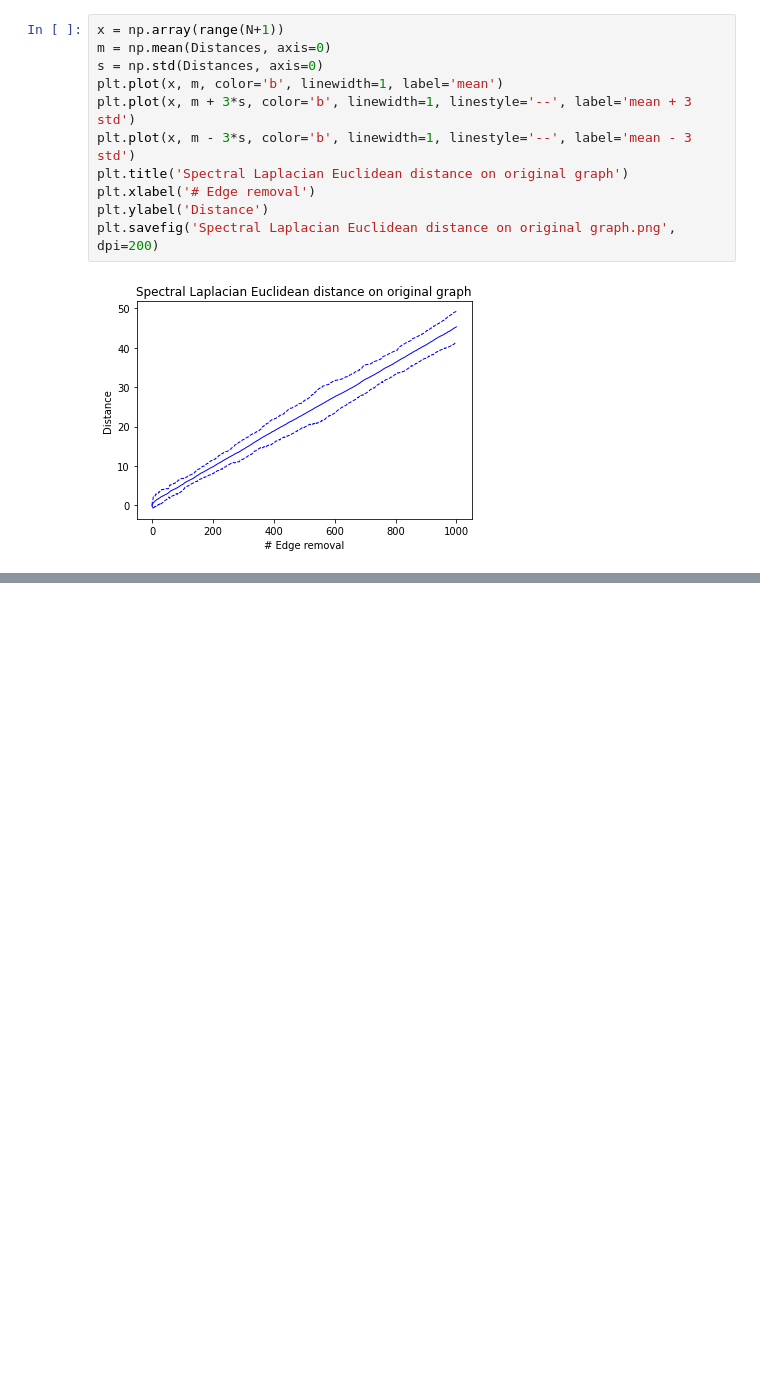
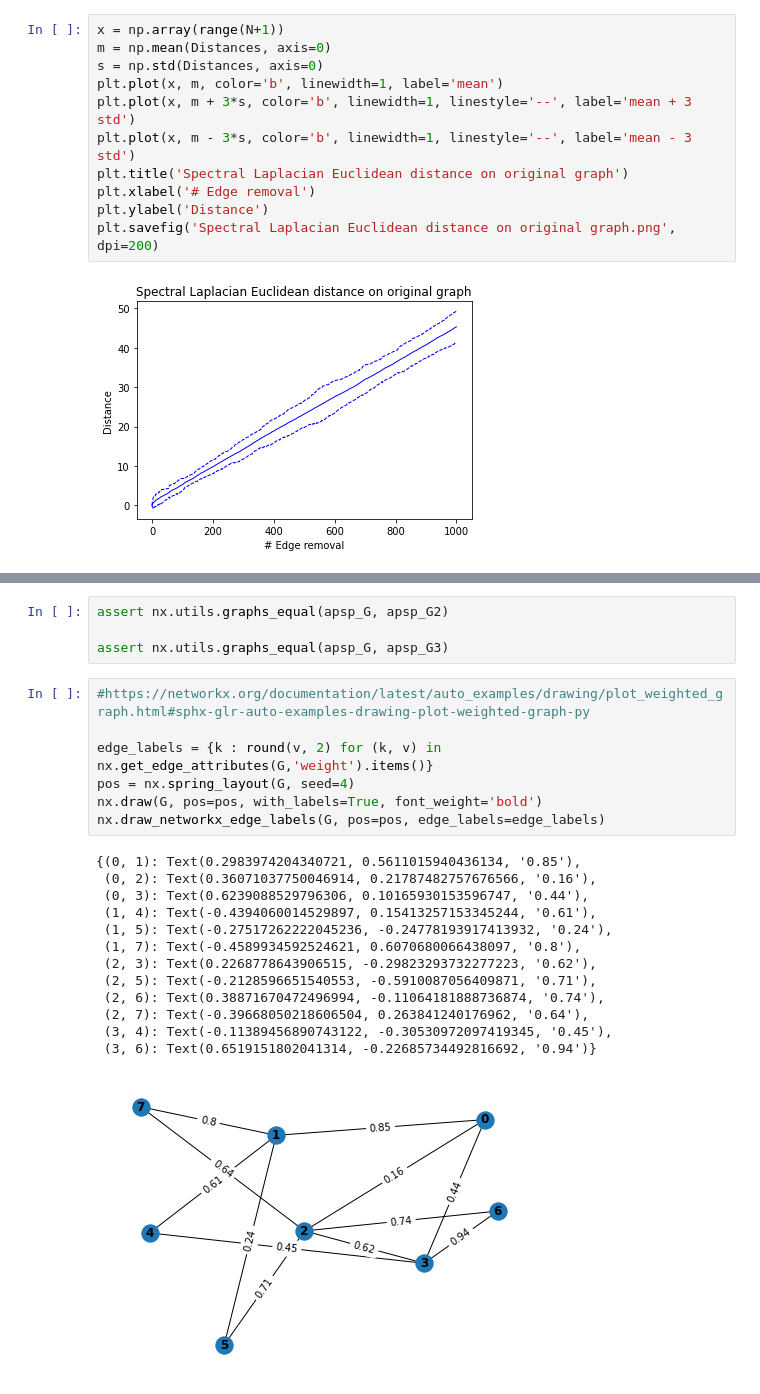
Before and after one commit to NicoHelemon/MAproject, a Jupyter notebook: Sandbox.ipynb, the cells around one changed output, grey strips where cells are left out. Cells and saved outputs as stored; diff of their text form; blank space fills up the shorter version.

```diff
--- a/Sandbox.ipynb
+++ b/Sandbox.ipynb
@@ -83,0 +126,25 @@ Time: 14 s
+# %%
+assert nx.utils.graphs_equal(apsp_G, apsp_G2)
+
+assert nx.utils.graphs_equal(apsp_G, apsp_G3)
+# %%
+#https://networkx.org/documentation/latest/auto_examples/drawing/plot_weighted_graph.html#sphx-glr-auto-examples-drawing-plot-weighted-graph-py
+
+edge_labels = {k : round(v, 2) for (k, v) in nx.get_edge_attributes(G,'weight').items()}
+pos = nx.spring_layout(G, seed=4)
+nx.draw(G, pos=pos, with_labels=True, font_weight='bold')
+nx.draw_networkx_edge_labels(G, pos=pos, edge_labels=edge_labels)
+# %% [output]
+{(0, 1): Text(0.2983974204340721, 0.5611015940436134, '0.85'),
+ (0, 2): Text(0.36071037750046914, 0.21787482757676566, '0.16'),
+ (0, 3): Text(0.6239088529796306, 0.10165930153596747, '0.44'),
+ (1, 4): Text(-0.4394060014529897, 0.15413257153345244, '0.61'),
+ (1, 5): Text(-0.27517262222045236, -0.24778193917413932, '0.24'),
+ (1, 7): Text(-0.4589934592524621, 0.6070680066438097, '0.8'),
+ (2, 3): Text(0.2268778643906515, -0.29823293732277223, '0.62'),
+ (2, 5): Text(-0.2128596651540553, -0.5910087056409871, '0.71'),
+ (2, 6): Text(0.38871670472496994, -0.11064181888736874, '0.74'),
+ (2, 7): Text(-0.39668050218606504, 0.263841240176962, '0.64'),
+ (3, 4): Text(-0.11389456890743122, -0.30530972097419345, '0.45'),
+ (3, 6): Text(0.6519151802041314, -0.22685734492816692, '0.94')}
+[figure, added]
```
Also changed, not shown: parts of 9 cells of this notebook, 6 other files.
